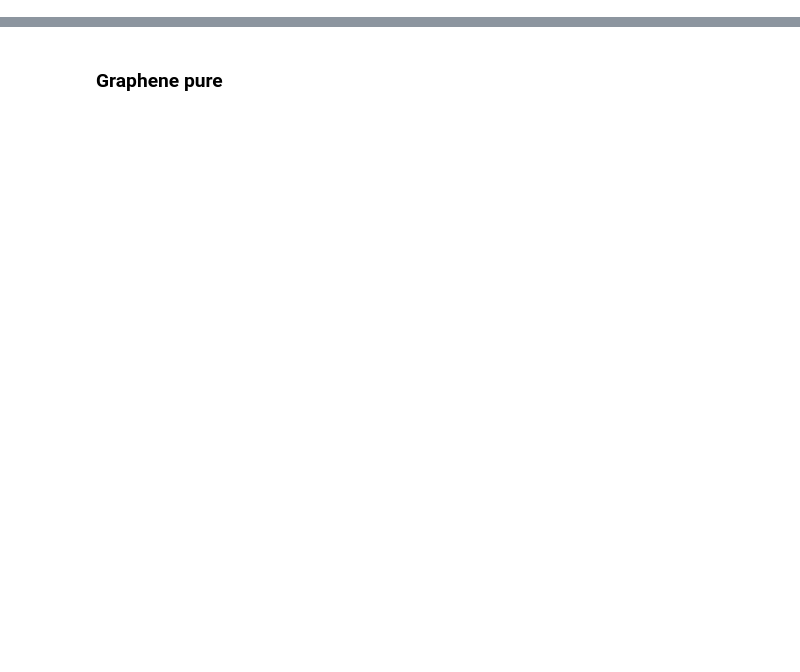
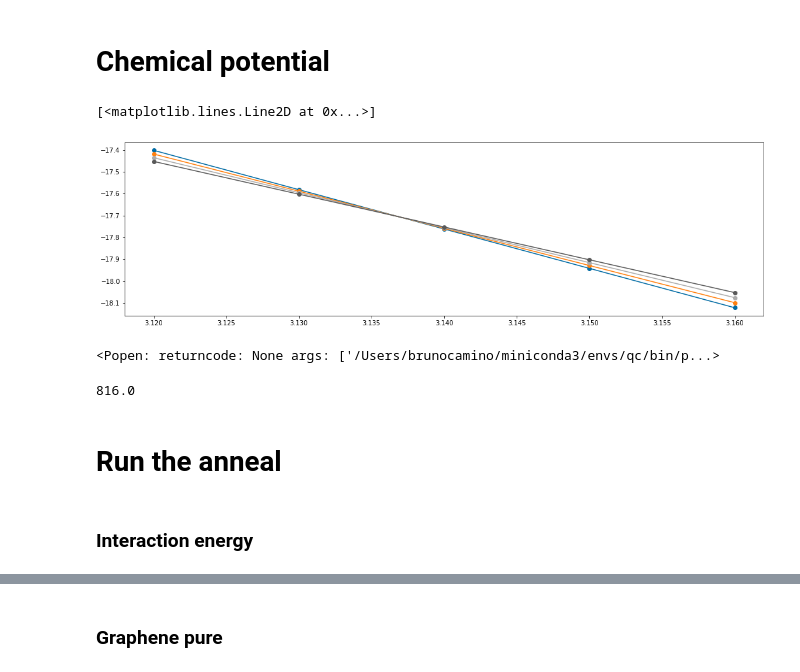
Before and after one commit to cmc-ucl/quantum_computing, a Jupyter notebook: Experiments_discrete.ipynb, the cells around one changed output, grey strips where cells are left out. Drawn from its saved outputs; the diff is of its cells as text; code cells hidden in the pictures; blank space fills up the shorter version.

```diff
--- a/Experiments_discrete.ipynb
+++ b/Experiments_discrete.ipynb
@@ -195,0 +625,15 @@ array([[ -9.5,  20. ,   0. ,   0. ,   0. ,   0. ,   0. ,   0. ,  -1. ,
+# %%
+from pymatgen.analysis.structure_matcher import StructureMatcher
+
+#Find the unique structures
+unique_structures = StructureMatcher().group_structures(all_structures)
+
+unique_structures_label = []
+
+#Find to which class the structures belong to
+for structure in all_structures:
+    for i in range(len(unique_structures)):
+        #print(unique_structures[i][0].composition.reduced_formula,structure.composition.reduced_formula)
+        if StructureMatcher().fit(structure,unique_structures[i][0]) == True:
+            unique_structures_label.append(i)
+            break
@@ -195,0 +646,4 @@ array([[ -9.5,  20. ,   0. ,   0. ,   0. ,   0. ,   0. ,   0. ,  -1. ,
+# %%
+index_3 = np.unique(unique_structures_label,return_index=True)[1]
+# %%
+unique_config_3N = X_3[index_3]
@@ -195,0 +769,54 @@ array([[ -9.5,  20. ,   0. ,   0. ,   0. ,   0. ,   0. ,   0. ,  -1. ,
+# %% [markdown]
+# <a id='chemical_potential'>Chemical potential</a>
+# %%
+import os
+import matplotlib.pyplot as plt
+np.seterr(divide='ignore')
+plt.style.use('tableau-colorblind10')
+
+structure_low_0 = np.array([0,1]*18)
+structure_low_1 = np.array([0,1]*17+[1,0]*1)
+structure_low_2 = build_discrete_vector(unique_config_2N[4])
+structure_low_3 = build_discrete_vector(unique_config_3N[9])
+
+species=[6,7]
+parameters = [[E_CC,E_CN,E_NN],[0.,0.,(E_g2N2s-E_g2N)],[0.,0.,(E_g2N3s-E_g2N)]]
+
+Q_interaction = build_interaction_matrix_test(graphene_supercell, species, parameters = parameters, atomic_contribution=[E_C,E_N], alpha=1, max_neigh = 1)
+Q_interaction = build_interaction_matrix_test(graphene_supercell, species, parameters = parameters, alpha=1, max_neigh = 1)
+
+E_0, E_1, E_2, E_3 = [], [], [], []
+
+potential_range = np.arange(3.12,3.16,0.01)
+
+for potential in potential_range:
+    Q_constraint = build_qubo_discrete_constraints(graphene_supercell,[6,7],chem_potential=[0,-potential],lambda_1 = 0, theta=0)
+    Q = Q_interaction+Q_constraint
+    #Q = Q_constraint
+    E_0.append(classical_energy(structure_low_0,Q))
+    E_1.append(classical_energy(structure_low_1,Q))
+    E_2.append(classical_energy(structure_low_2,Q))
+    E_3.append(classical_energy(structure_low_3,Q))
+
+
+fig, axs = plt.subplots(1,1,figsize=(18, 5), sharey=False)
+
+axs.plot(potential_range,E_0,"-o")
+axs.plot(potential_range,E_1,"-o")
+axs.plot(potential_range,E_2,"-o")
+axs.plot(potential_range,E_3,"-o")
+# %% [output]
+[<matplotlib.lines.Line2D at 0x...>]
+[figure, added]
+# %%
+view(AseAtomsAdaptor().get_atoms(graphit))
+# %% [output]
+<Popen: returncode: None args: ['/Users/brunocamino/miniconda3/envs/qc/bin/p...>
+# %%
+np.math.factorial(18)/(np.math.factorial(15)*np.math.factorial())
+# %% [output]
+816.0
+# %% [markdown]
+# <a id='anneal'>Run the anneal</a>
+# %% [markdown]
+### Interaction energy
```
Also changed, not shown: parts of 261 cells of this notebook.
